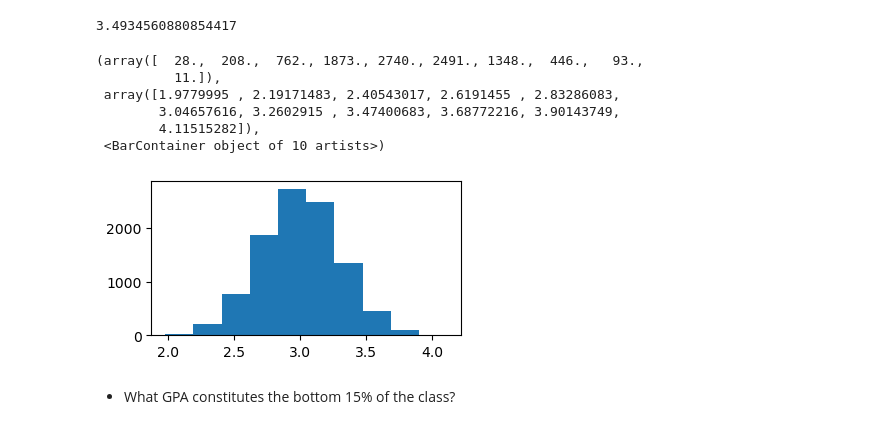
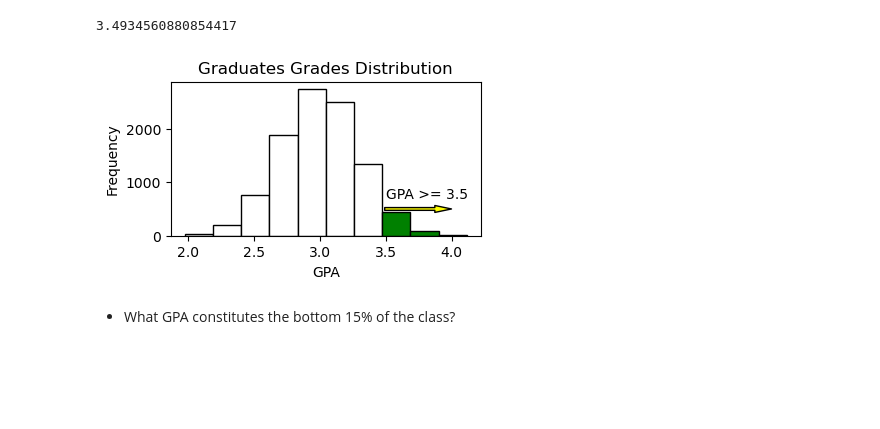
Before and after one commit to MigashaneVictoire/statistics-exercises, a Jupyter notebook: probability_distributions.ipynb, the cells around one changed output. Drawn from its saved outputs; the diff is of its cells as text; code cells hidden in the pictures; blank space fills up the shorter version.

```diff
--- a/probability_distributions.ipynb
+++ b/probability_distributions.ipynb
@@ -166,39 +168,33 @@ gpa
 3.4934560880854417
 # %%
 plt.figure(figsize=(4,2))
-plt.hist(x_sampled)
-# hist_bar, bins_edge,patches = plt.hist(x_sampled, edgecolor="black")
+hist_bar, bins_edge,patches = plt.hist(x_sampled, edgecolor="black")
 
-# for i,patch in enumerate(patches):
-#     if bins_edge[i] >= gpa:
-#         patch.set_facecolor("yellow")
+for i,patch in enumerate(patches):
+    if bins_edge[i] >= gpa -0.1:
+        patch.set_facecolor("green")
+    else:
+        patch.set_facecolor("w")
 
-# plt.title("Graduates Grades Distribution")
-# plt.xlabel("GPA")
-# plt.ylabel("Frequency")
+plt.title("Graduates Grades Distribution")
+plt.xlabel("GPA")
+plt.ylabel("Frequency")
 
-# plt.annotate("",
-#             xy=(4, 500), xytext=(gpa,500),
-#             arrowprops= dict(facecolor= "yellow", width=2, headwidth=5))
+plt.annotate("",
+            xy=(4, 500), xytext=(gpa,500),
+            arrowprops= dict(facecolor= "yellow", width=2, headwidth=5))
 
-# # get arrow and text separate
-# plt.annotate("GPA >= 3.5",
-#             xy= (3.5,700))
+# get arrow and text separate
+plt.annotate("GPA >= 3.5",
+            xy= (3.5,700))
 
-# # make a vertical line
-# plt.annotate("",
-#             xy=(gpa, 3000), xytext=(gpa,0),
-#             arrowprops= dict(facecolor= "red", width=0, headwidth=0))
+plt.annotate("",
+            xy=(gpa, 3200), xytext=(gpa,0),
+            arrowprops= dict(width=.1, headwidth=.1))
 
-# plt.show()
+plt.show()
 # %% [output]
-(array([  28.,  208.,  762., 1873., 2740., 2491., 1348.,  446.,   93.,
-          11.]),
- array([1.9779995 , 2.19171483, 2.40543017, 2.6191455 , 2.83286083,
-        3.04657616, 3.2602915 , 3.47400683, 3.68772216, 3.90143749,
-        4.11515282]),
- <BarContainer object of 10 artists>)
-[figure, old version]
+[figure, new version]
 # %% [markdown]
 - What GPA constitutes the bottom 15% of the class?
 # %%
```
Also changed, not shown: parts of 40 cells of this notebook.
